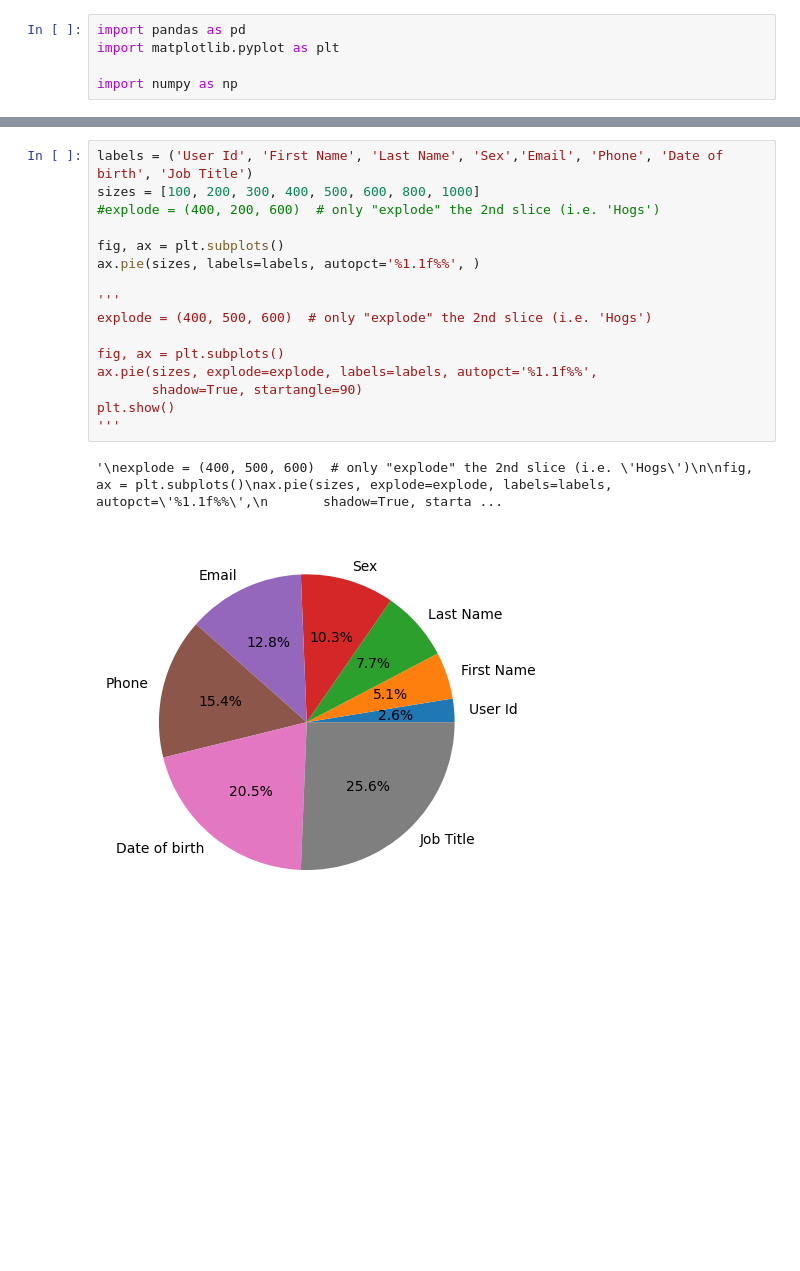
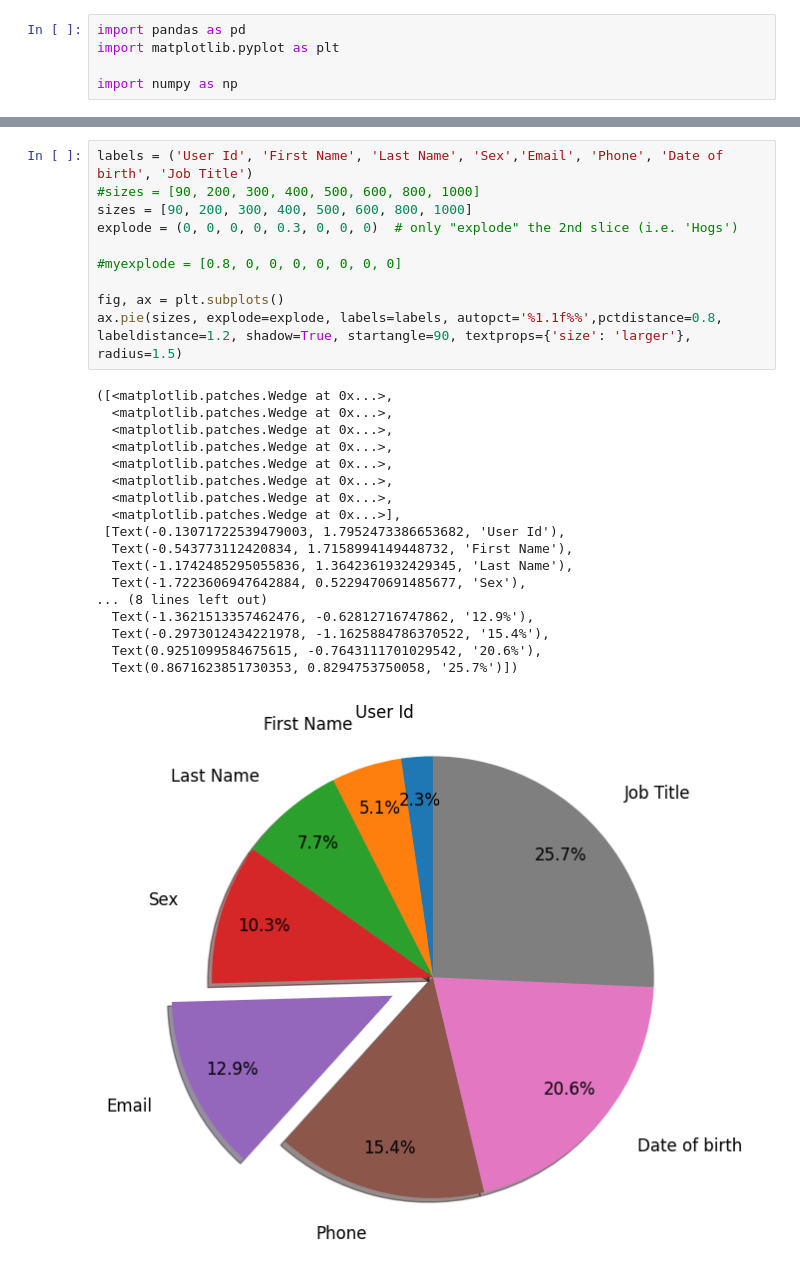
Before and after one commit to Emmet-Devaney/PROGRAMMING-FOR-DATA-ANALYTICS, a Jupyter notebook: Assignments Folder/Assignment 3/assignment03-pie.ipynb, the cells around one changed output, grey strips where cells are left out. Saved outputs shown, nothing was run; the diff lists cells and outputs as text; blank space fills up the shorter version.

```diff
--- a/Assignments Folder/Assignment 3/assignment03-pie.ipynb
+++ b/Assignments Folder/Assignment 3/assignment03-pie.ipynb
@@ -47,19 +97,29 @@ df.describe()
 # %%
 labels = ('User Id', 'First Name', 'Last Name', 'Sex','Email', 'Phone', 'Date of birth', 'Job Title')
-sizes = [100, 200, 300, 400, 500, 600, 800, 1000]
-#explode = (400, 200, 600)  # only "explode" the 2nd slice (i.e. 'Hogs')
+#sizes = [90, 200, 300, 400, 500, 600, 800, 1000]
+sizes = [90, 200, 300, 400, 500, 600, 800, 1000]
+explode = (0, 0, 0, 0, 0.3, 0, 0, 0)  # only "explode" the 2nd slice (i.e. 'Hogs')
+
+#myexplode = [0.8, 0, 0, 0, 0, 0, 0, 0]
 
 fig, ax = plt.subplots()
-ax.pie(sizes, labels=labels, autopct='%1.1f%%', )
-
-'''
-explode = (400, 500, 600)  # only "explode" the 2nd slice (i.e. 'Hogs')
-
-fig, ax = plt.subplots()
-ax.pie(sizes, explode=explode, labels=labels, autopct='%1.1f%%',
-       shadow=True, startangle=90)
-plt.show()
-'''
+ax.pie(sizes, explode=explode, labels=labels, autopct='%1.1f%%',pctdistance=0.8, labeldistance=1.2, shadow=True, startangle=90, textprops={'size': 'larger'}, radius=1.5)
 # %% [output]
-'\nexplode = (400, 500, 600)  # only "explode" the 2nd slice (i.e. \'Hogs\')\n\nfig, ax = plt.subplots()\nax.pie(sizes, explode=explode, labels=labels, autopct=\'%1.1f%%\',\n       shadow=True, starta ...
+([<matplotlib.patches.Wedge at 0x...>,
+  <matplotlib.patches.Wedge at 0x...>,
+  <matplotlib.patches.Wedge at 0x...>,
+  <matplotlib.patches.Wedge at 0x...>,
+  <matplotlib.patches.Wedge at 0x...>,
+  <matplotlib.patches.Wedge at 0x...>,
+  <matplotlib.patches.Wedge at 0x...>,
+  <matplotlib.patches.Wedge at 0x...>],
+ [Text(-0.13071722539479003, 1.7952473386653682, 'User Id'),
+  Text(-0.543773112420834, 1.7158994149448732, 'First Name'),
+  Text(-1.1742485295055836, 1.3642361932429345, 'Last Name'),
+  Text(-1.7223606947642884, 0.5229470691485677, 'Sex'),
+... (8 lines left out)
+  Text(-1.3621513357462476, -0.62812716747862, '12.9%'),
+  Text(-0.2973012434221978, -1.1625884786370522, '15.4%'),
+  Text(0.9251099584675615, -0.7643111701029542, '20.6%'),
+  Text(0.8671623851730353, 0.8294753750058, '25.7%')])
-[figure, old version]
+[figure, new version]
```
Also changed, not shown: parts of 12 cells of this notebook, 2 other files.
